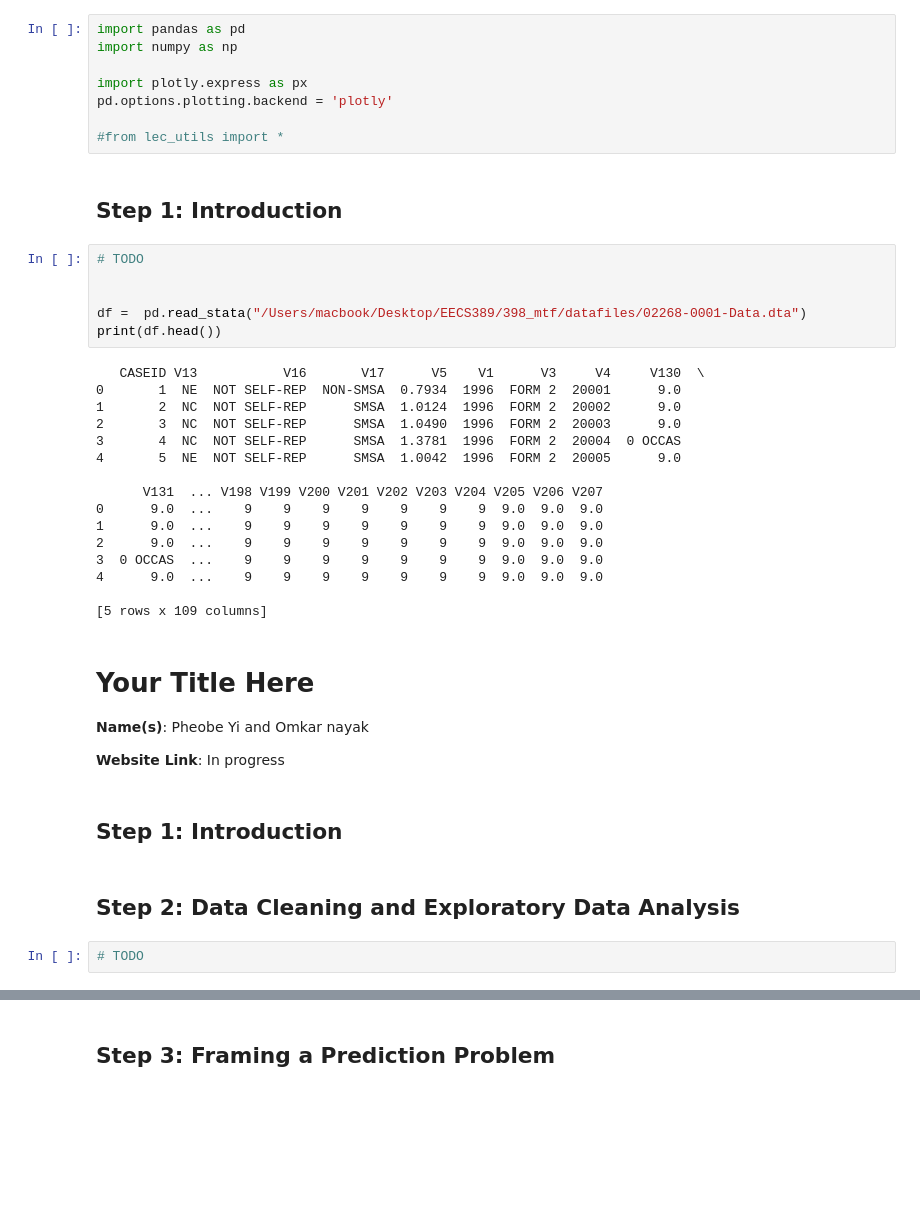
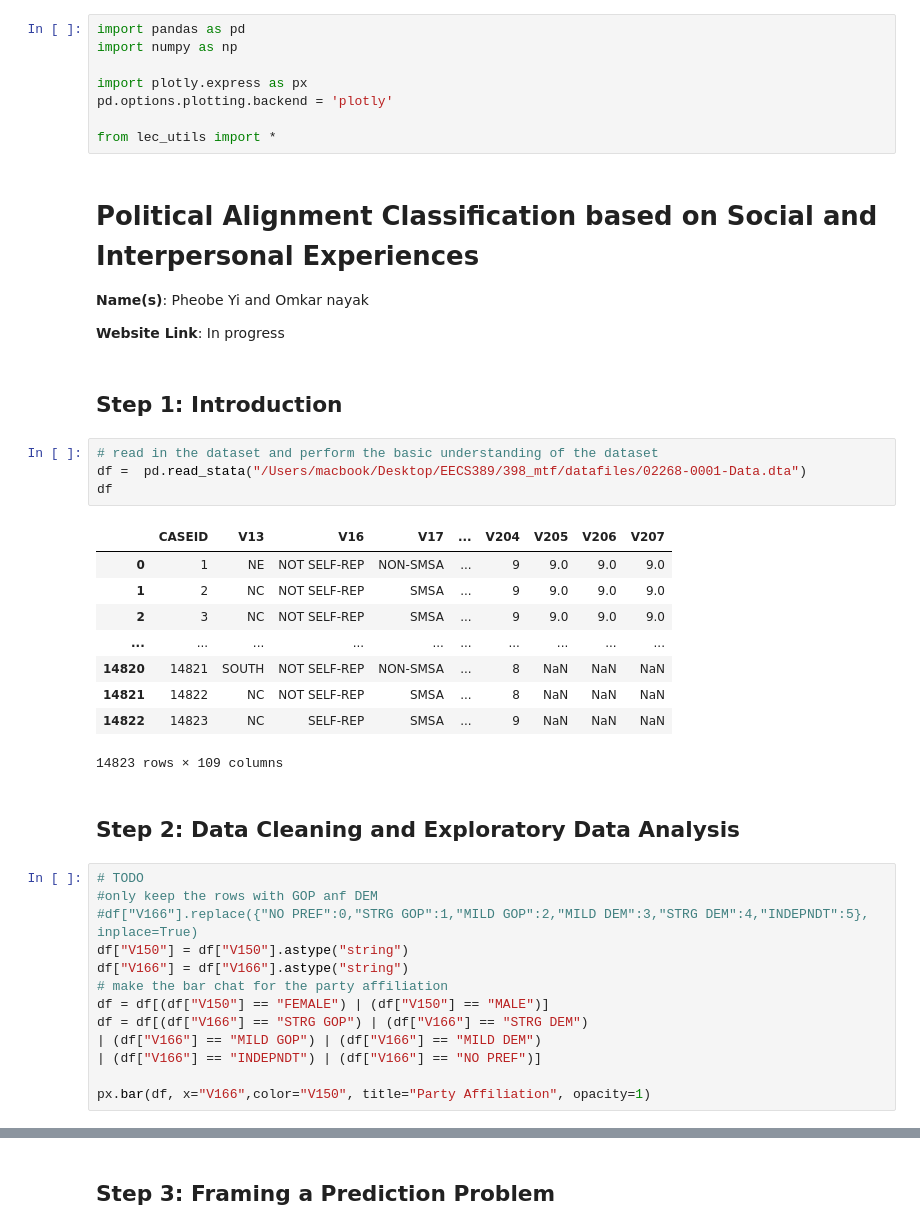
Before and after one commit to pxyi0126/398_mtf, a Jupyter notebook: template.ipynb, the cells around one changed output, grey strips where cells are left out. Cells and saved outputs as stored; diff of their text form; blank space fills up the shorter version.

Commit message:
Added lec utils
Co-authored-by: yiphoebex@gmail.com <yiphoebex@gmail.com>

```diff
--- a/template.ipynb
+++ b/template.ipynb
@@ -5,40 +5,41 @@ import numpy as np
 import plotly.express as px
 pd.options.plotting.backend = 'plotly'
 
-#from lec_utils import *
+from lec_utils import *
+# %% [markdown]
+# Political Alignment Classification based on Social and Interpersonal Experiences
+
+**Name(s)**: Pheobe Yi and Omkar nayak
+
+**Website Link**: In progress
 # %% [markdown]
 ## Step 1: Introduction
 # %%
-# TODO
-
-
+# read in the dataset and perform the basic understanding of the dataset
 df =  pd.read_stata("/Users/macbook/Desktop/EECS389/398_mtf/datafiles/02268-0001-Data.dta")
-print(df.head())
+df
 # %% [output]
+|  | CASEID | V13 | V16 | V17 | ... | V204 | V205 | V206 | V207 |
+| 0 | 1 | NE | NOT SELF-REP | NON-SMSA | ... | 9 | 9.0 | 9.0 | 9.0 |
+| 1 | 2 | NC | NOT SELF-REP | SMSA | ... | 9 | 9.0 | 9.0 | 9.0 |
+| 2 | 3 | NC | NOT SELF-REP | SMSA | ... | 9 | 9.0 | 9.0 | 9.0 |
+| ... | ... | ... | ... | ... | ... | ... | ... | ... | ... |
+| 14820 | 14821 | SOUTH | NOT SELF-REP | NON-SMSA | ... | 8 | NaN | NaN | NaN |
+| 14821 | 14822 | NC | NOT SELF-REP | SMSA | ... | 8 | NaN | NaN | NaN |
+| 14822 | 14823 | NC | SELF-REP | SMSA | ... | 9 | NaN | NaN | NaN |
-   CASEID V13           V16       V17      V5    V1      V3     V4     V130  \
-0       1  NE  NOT SELF-REP  NON-SMSA  0.7934  1996  FORM 2  20001      9.0
-1       2  NC  NOT SELF-REP      SMSA  1.0124  1996  FORM 2  20002      9.0
-2       3  NC  NOT SELF-REP      SMSA  1.0490  1996  FORM 2  20003      9.0
-3       4  NC  NOT SELF-REP      SMSA  1.3781  1996  FORM 2  20004  0 OCCAS
-4       5  NE  NOT SELF-REP      SMSA  1.0042  1996  FORM 2  20005      9.0
-
-      V131  ... V198 V199 V200 V201 V202 V203 V204 V205 V206 V207
-0      9.0  ...    9    9    9    9    9    9    9  9.0  9.0  9.0
-1      9.0  ...    9    9    9    9    9    9    9  9.0  9.0  9.0
-2      9.0  ...    9    9    9    9    9    9    9  9.0  9.0  9.0
-3  0 OCCAS  ...    9    9    9    9    9    9    9  9.0  9.0  9.0
-4      9.0  ...    9    9    9    9    9    9    9  9.0  9.0  9.0
-
-[5 rows x 109 columns]
+14823 rows × 109 columns
-# %% [markdown]
-# Your Title Here
-
-**Name(s)**: Pheobe Yi and Omkar nayak
-
-**Website Link**: In progress
-# %% [markdown]
-## Step 1: Introduction
 # %% [markdown]
 ## Step 2: Data Cleaning and Exploratory Data Analysis
-# %%
-# TODO
+# %%
+# TODO
+#only keep the rows with GOP anf DEM
+#df["V166"].replace({"NO PREF":0,"STRG GOP":1,"MILD GOP":2,"MILD DEM":3,"STRG DEM":4,"INDEPNDT":5}, inplace=True)
+df["V150"] = df["V150"].astype("string")
+df["V166"] = df["V166"].astype("string")
+# make the bar chat for the party affiliation
+df = df[(df["V150"] == "FEMALE") | (df["V150"] == "MALE")]
+df = df[(df["V166"] == "STRG GOP") | (df["V166"] == "STRG DEM")
+| (df["V166"] == "MILD GOP") | (df["V166"] == "MILD DEM")
+| (df["V166"] == "INDEPNDT") | (df["V166"] == "NO PREF")]
+
+px.bar(df, x="V166",color="V150", title="Party Affiliation", opacity=1)
```
Also changed, not shown: parts of 3 cells of this notebook, 2 other files.
